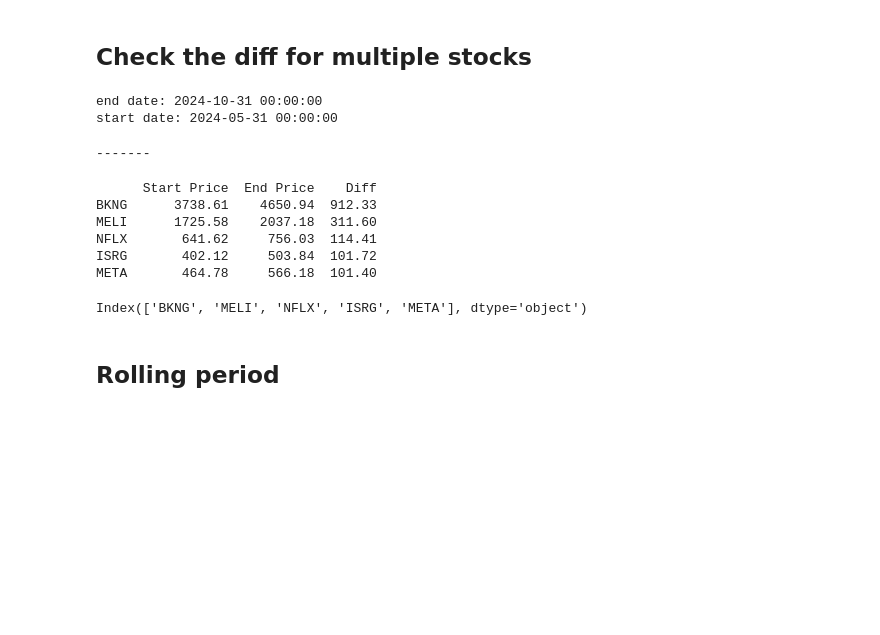
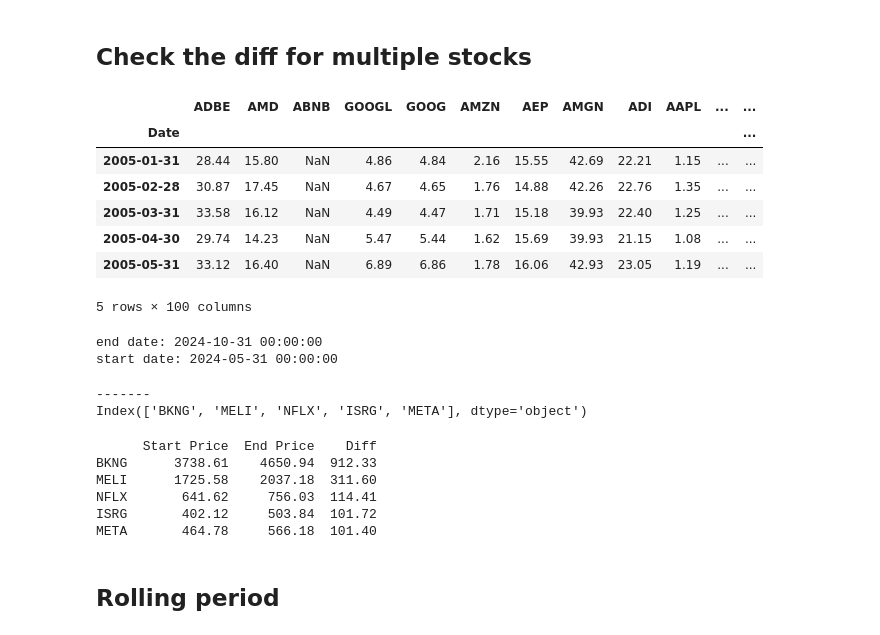
Before and after one commit to jay-kalaria/momentum-strategy-backtest, a Jupyter notebook: algo.ipynb, the cells around one changed output. Cells and saved outputs as stored; diff of their text form; code cells hidden in the pictures; blank space fills up the shorter version.

```diff
--- a/algo.ipynb
+++ b/algo.ipynb
@@ -133,8 +152,18 @@ Diff: 33.76
 # %% [markdown]
 ## Check the diff for multiple stocks
 # %%
-single = data
-monthly = data.resample('M').last()
+all_data  = data.copy()
+monthly = all_data.resample('M').last()
+monthly.head()
+# %% [output]
+|  | ADBE | AMD | ABNB | GOOGL | GOOG | AMZN | AEP | AMGN | ADI | AAPL | ... | ... |
+| Date |  |  |  |  |  |  |  |  |  |  |  | ... |
+| 2005-01-31 | 28.44 | 15.80 | NaN | 4.86 | 4.84 | 2.16 | 15.55 | 42.69 | 22.21 | 1.15 | ... | ... |
+| 2005-02-28 | 30.87 | 17.45 | NaN | 4.67 | 4.65 | 1.76 | 14.88 | 42.26 | 22.76 | 1.35 | ... | ... |
+| 2005-03-31 | 33.58 | 16.12 | NaN | 4.49 | 4.47 | 1.71 | 15.18 | 39.93 | 22.40 | 1.25 | ... | ... |
+| 2005-04-30 | 29.74 | 14.23 | NaN | 5.47 | 5.44 | 1.62 | 15.69 | 39.93 | 21.15 | 1.08 | ... | ... |
+| 2005-05-31 | 33.12 | 16.40 | NaN | 6.89 | 6.86 | 1.78 | 16.06 | 42.93 | 23.05 | 1.19 | ... | ... |
+5 rows × 100 columns
 # %%
 lookback=6
 skip_months = 1
@@ -151,24 +182,29 @@ end date: 2024-10-31 00:00:00
 start date: 2024-05-31 00:00:00
 # %%
 try:
-    start_price = single.loc[start_date]
+    start_price = monthly.loc[start_date]
     #print("Found start_price:\n", start_price)
 except:
-    start_price = single[single.index <= start].max()
+    start_price = monthly[monthly.index <= start].max()
     #print("Fallback start_price:\n", start_price)
 
 try:
-    end_price = single.loc[end_date]
+    end_price = monthly.loc[end_date]
     #print("Found end_price:\n", end_price)
 except:
-    end_price = single[single.index <= end].max()
+    end_price = monthly[monthly.index <= end].max()
     #print("Fallback end_price:\n", end_price)
 
 
 diff = ((end_price- start_price).nlargest(5)).round(2)
 print('-------')
+
+diff.head()
+start_price.head()
+print(diff.index)
 # %% [output]
 -------
+Index(['BKNG', 'MELI', 'NFLX', 'ISRG', 'META'], dtype='object')
 # %%
 
 comparison = pd.concat([start_price.loc[diff.index], end_price.loc[diff.index], diff], axis=1)
@@ -182,10 +217,6 @@ MELI      1725.58    2037.18  311.60
 NFLX       641.62     756.03  114.41
 ISRG       402.12     503.84  101.72
 META       464.78     566.18  101.40
-# %%
-print(diff.index)
-# %% [output]
-Index(['BKNG', 'MELI', 'NFLX', 'ISRG', 'META'], dtype='object')
 # %% [markdown]
 ## Rolling period
 # %%
```
Also changed, not shown: parts of 9 cells of this notebook, 4 other files.
